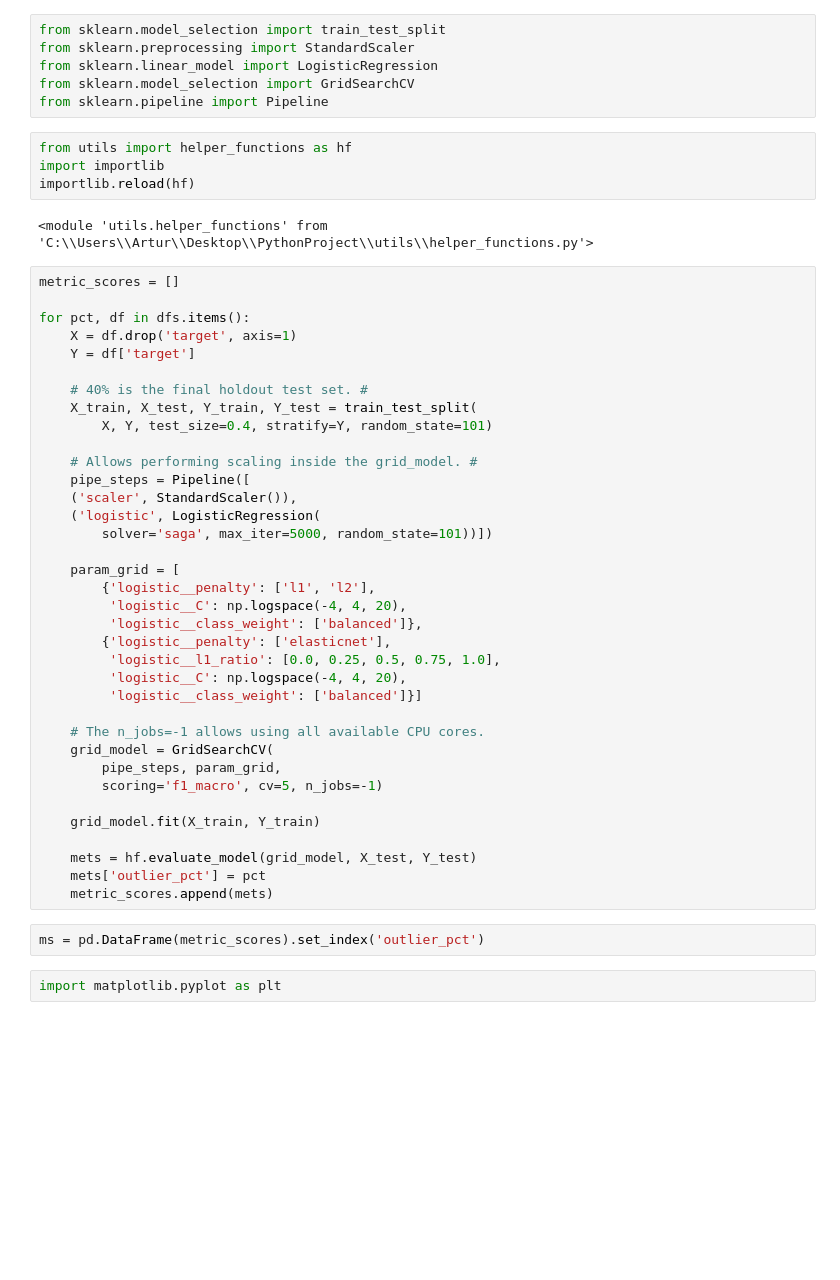
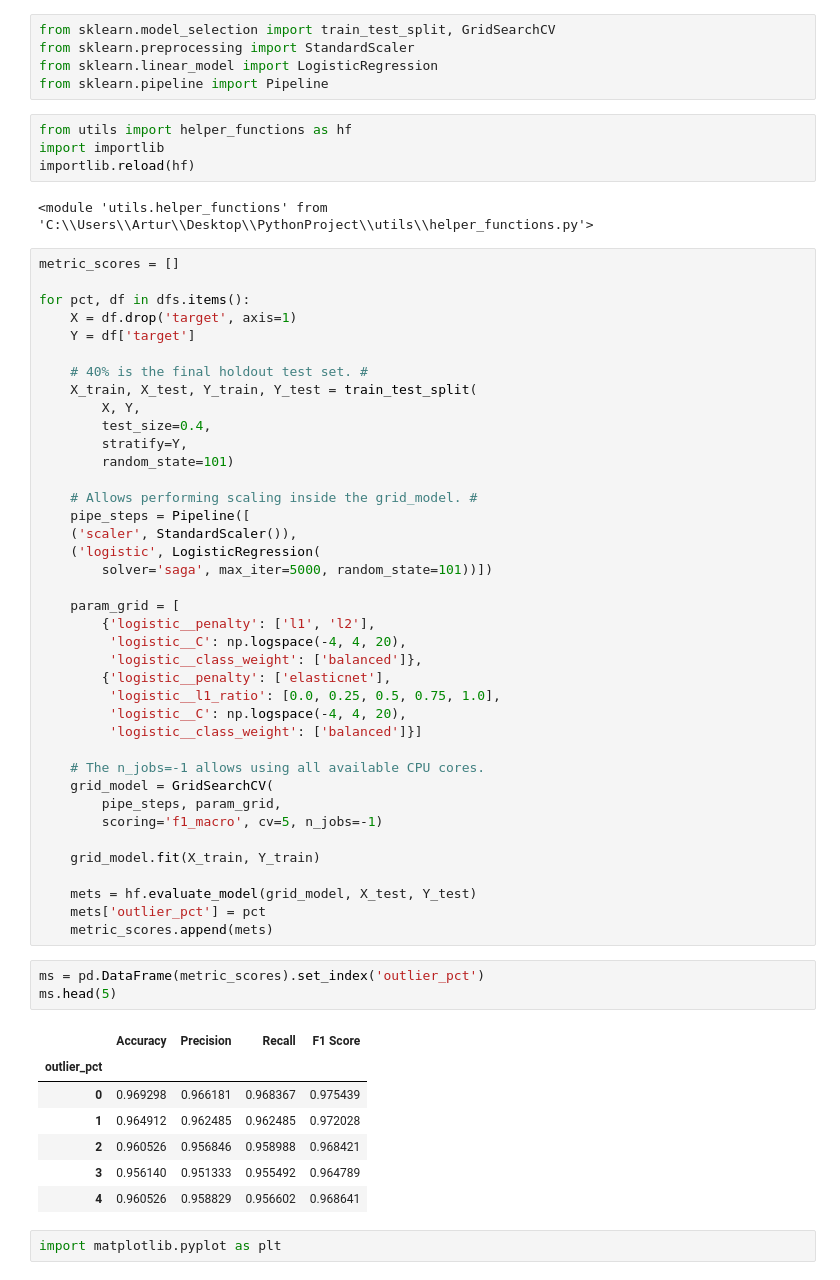
Before and after one commit to Normzxy/Masters-Thesis, a Jupyter notebook: notebooks/breast_cancer/performance_logistic.ipynb, the cells around one changed output. Cells and saved outputs as stored; diff of their text form; blank space fills up the shorter version.

```diff
--- a/notebooks/breast_cancer/performance_logistic.ipynb
+++ b/notebooks/breast_cancer/performance_logistic.ipynb
@@ -10,9 +15,8 @@ for pct in outlier_pcts:
     dfs[pct] = pd.read_csv(path)
 # %%
-from sklearn.model_selection import train_test_split
+from sklearn.model_selection import train_test_split, GridSearchCV
 from sklearn.preprocessing import StandardScaler
 from sklearn.linear_model import LogisticRegression
-from sklearn.model_selection import GridSearchCV
 from sklearn.pipeline import Pipeline
 # %%
 from utils import helper_functions as hf
@@ -29,7 +33,10 @@ for pct, df in dfs.items():
 
     # 40% is the final holdout test set. #
     X_train, X_test, Y_train, Y_test = train_test_split(
-        X, Y, test_size=0.4, stratify=Y, random_state=101)
+        X, Y,
+        test_size=0.4,
+        stratify=Y,
+        random_state=101)
 
     # Allows performing scaling inside the grid_model. #
     pipe_steps = Pipeline([
@@ -58,6 +65,15 @@ for pct, df in dfs.items():
     metric_scores.append(mets)
 # %%
 ms = pd.DataFrame(metric_scores).set_index('outlier_pct')
+ms.head(5)
+# %% [output]
+|  | Accuracy | Precision | Recall | F1 Score |
+| outlier_pct |  |  |  |  |
+| 0 | 0.969298 | 0.966181 | 0.968367 | 0.975439 |
+| 1 | 0.964912 | 0.962485 | 0.962485 | 0.972028 |
+| 2 | 0.960526 | 0.956846 | 0.958988 | 0.968421 |
+| 3 | 0.956140 | 0.951333 | 0.955492 | 0.964789 |
+| 4 | 0.960526 | 0.958829 | 0.956602 | 0.968641 |
 # %%
 import matplotlib.pyplot as plt
 # %%
```
Also changed, not shown: parts of 4 cells of this notebook, 1 other file.
